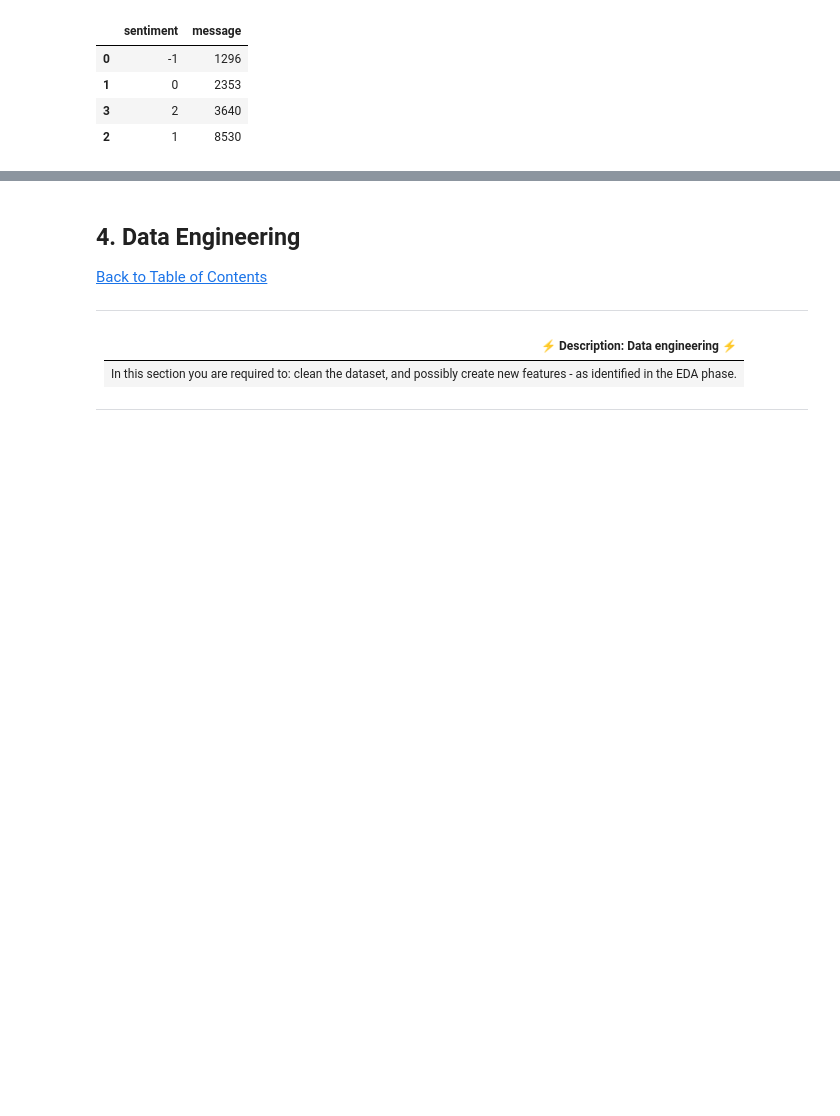
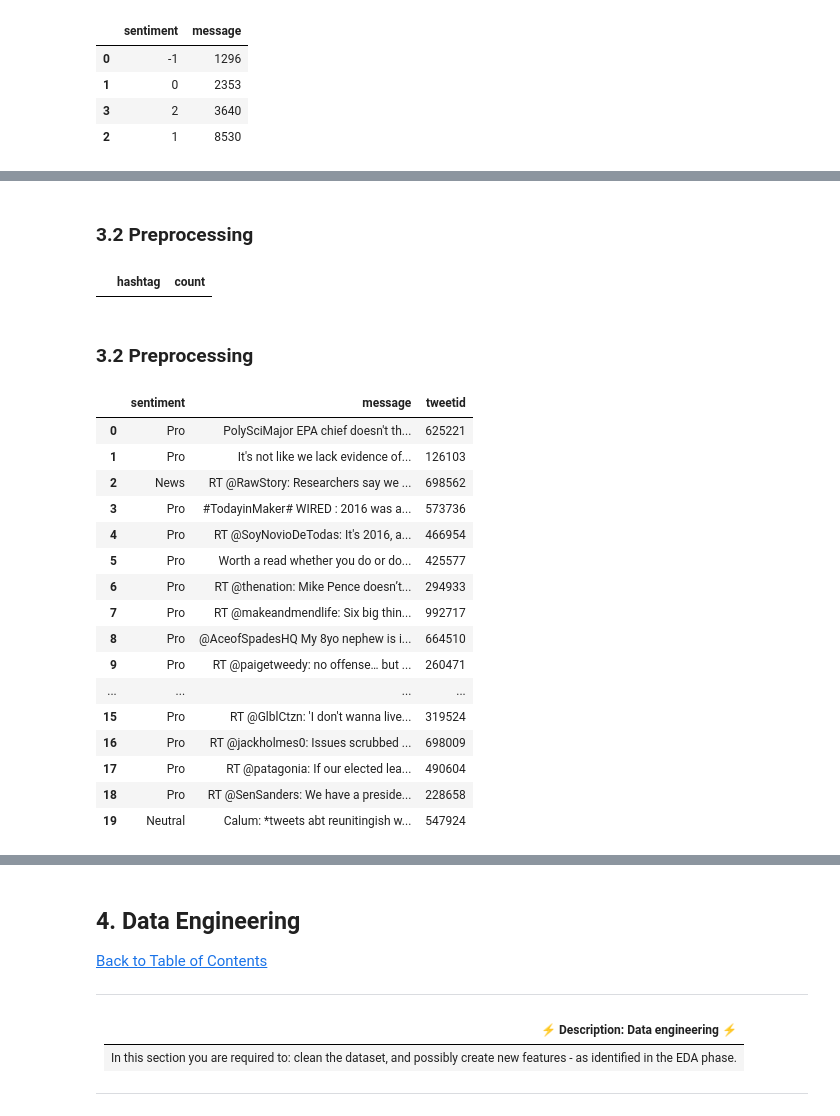
Before and after one commit to ObengKojo23/2207ACDS_TEAM_CW2, a Jupyter notebook: notebooks/twitter_sentiment_classification_notebook.ipynb, the cells around one changed output, grey strips where cells are left out. Drawn from its saved outputs; the diff is of its cells as text; code cells hidden in the pictures; blank space fills up the shorter version.

```diff
--- a/notebooks/twitter_sentiment_classification_notebook.ipynb
+++ b/notebooks/twitter_sentiment_classification_notebook.ipynb
@@ -158,0 +211,75 @@ Text(0.5, 0, 'Sentiments')
+# %% [markdown]
+### 3.2 Preprocessing
+# %%
+"""def check_top_20_hashtags(train_copy):
+    top_20_hashtags = []
+
+    for tweet in train_copy:
+        hashtag = re.findall(r"#(\w+)", tweet)
+        top_20_hashtags.append(hashtag)
+
+    top_20_hashtags = sum(top_20_hashtags, [])
+    frequency = nltk.FreqDist(top_20_hashtags)
+
+    hashtag_df = pd.DataFrame({'hashtag': list(frequency.keys()),'count': list(frequency.values())})
+    hashtag_df = hashtag_df.nlargest(20, columns="count")
+
+    return hashtag_df
+
+
+#train_copy = train_copy.apply(check_top_20_hashtags)
+# Extract hashtags from tweets in each class
+
+pro = check_top_20_hashtags(train_copy['message'][train_copy['sentiment'] == 'Pro'])
+anti = check_top_20_hashtags(train_copy['message'][train_copy['sentiment'] == 'Anti'])
+neutral = check_top_20_hashtags(train_copy['message'][train_copy['sentiment'] == 'Neutral'])
+news = check_top_20_hashtags(train_copy['message'][train_copy['sentiment'] == 'News'])
+
+pro.head()
+   """
+# %% [output]
+|  | hashtag | count |
+# %% [markdown]
+### 3.2 Preprocessing
+# %%
+#convert class from numerical to word definition of class
+def class_convert(df):
+
+    df = train_df.copy()
+    word_class = []
+    old_class = df['sentiment']
+
+    for class_num in old_class:
+        if class_num == 2:
+            word_class.append('News')
+        elif class_num == 1:
+            word_class.append('Pro')
+        elif class_num == 0:
+            word_class.append('Neutral')
+        else:
+            word_class.append('Anti')
+
+    df['sentiment'] = word_class
+
+    return df
+# %%
+train_copy = class_convert(train_df)
+train_copy.head(20)
+# %% [output]
+|  | sentiment | message | tweetid |
+| 0 | Pro | PolySciMajor EPA chief doesn't th... | 625221 |
+| 1 | Pro | It's not like we lack evidence of... | 126103 |
+| 2 | News | RT @RawStory: Researchers say we ... | 698562 |
+| 3 | Pro | #TodayinMaker# WIRED : 2016 was a... | 573736 |
+| 4 | Pro | RT @SoyNovioDeTodas: It's 2016, a... | 466954 |
+| 5 | Pro | Worth a read whether you do or do... | 425577 |
+| 6 | Pro | RT @thenation: Mike Pence doesn’t... | 294933 |
+| 7 | Pro | RT @makeandmendlife: Six big thin... | 992717 |
+| 8 | Pro | @AceofSpadesHQ My 8yo nephew is i... | 664510 |
+| 9 | Pro | RT @paigetweedy: no offense… but ... | 260471 |
+| ... | ... | ... | ... |
+| 15 | Pro | RT @GlblCtzn: 'I don't wanna live... | 319524 |
+| 16 | Pro | RT @jackholmes0: Issues scrubbed ... | 698009 |
+| 17 | Pro | RT @patagonia: If our elected lea... | 490604 |
+| 18 | Pro | RT @SenSanders: We have a preside... | 228658 |
+| 19 | Neutral | Calum: *tweets abt reunitingish w... | 547924 |
```
Also changed, not shown: parts of 8 cells of this notebook.
